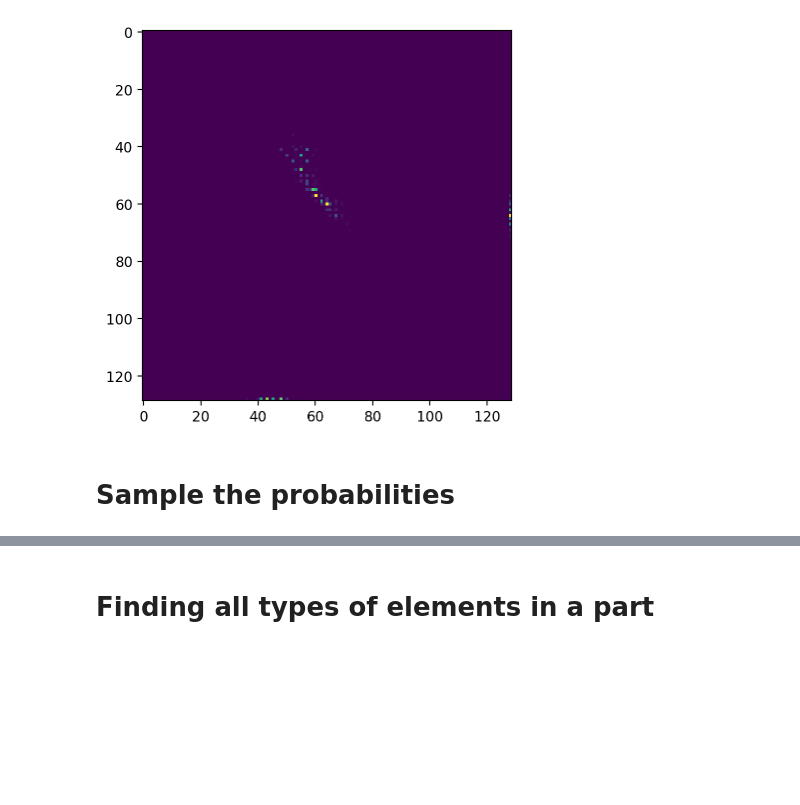
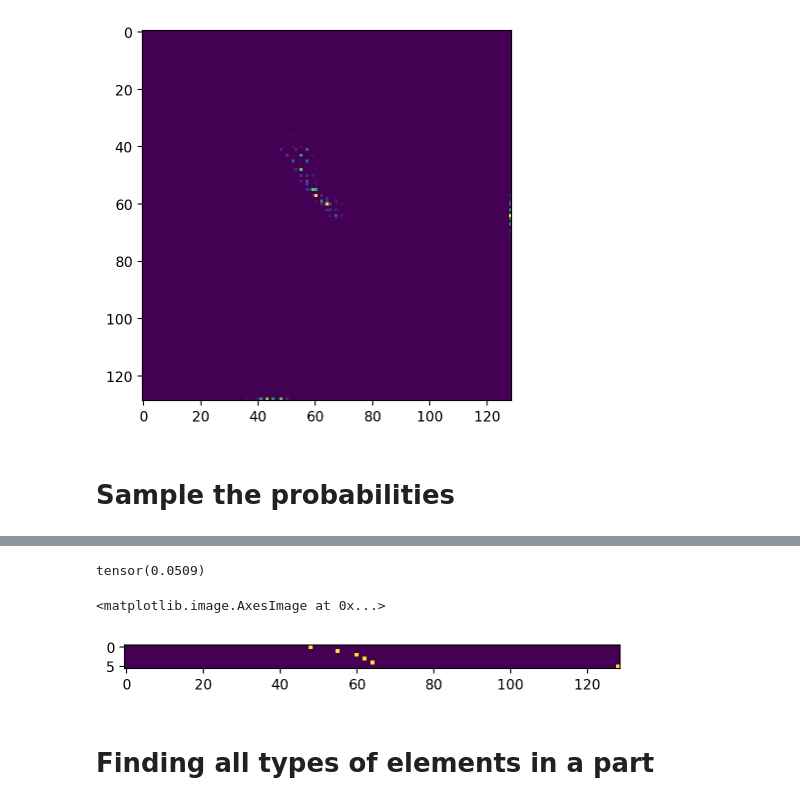
Before and after one commit to rp-bot/MIDI-gen-ai, a Jupyter notebook: src/transformer.ipynb, the cells around one changed output, grey strips where cells are left out. Cells and saved outputs as stored; diff of their text form; code cells hidden in the pictures; blank space fills up the shorter version.

```diff
--- a/src/transformer.ipynb
+++ b/src/transformer.ipynb
@@ -77,14 +106,13 @@ P=P/P.sum(1, keepdim=True)
 # %%
-g = torch.Generator().manual_seed(948376575)
+g = torch.Generator().manual_seed(57485)
 midi_n = 0
 numofc = 0
 while True:
-
     p = P[midi_n]
-    # p=torch.ones(128)/128
     if not torch.isnan(p).any().item():
         midi_n = torch.multinomial(
-            p, num_samples=1, replacement=True, generator=g).item()
+            p, num_samples=1, replacement=True, generator=g
+        ).item()
         if not midi_n == 128:
             new_note = note.Note(midi_n)
             print(new_note.pitch)
@@ -117,0 +147,16 @@ __
+# %%
+log_likelihood = 0.0
+n = 0
+for chord in all_chords:
+    c_bigram = ["."] + chord + ["."]
+    for c1, c2 in zip(c_bigram, c_bigram[1:]):
+        ix1 = ntoi[c1]
+        ix2 = ntoi[c2]
+        p = P[ix1, ix2]
+        logprob = torch.log(p)
+        log_likelihood += logprob
+        n += 1
+
+nll = -log_likelihood
+# nll/=n
+print(nll / n)
@@ -117,0 +169,13 @@ __
+# %%
+xs, ys = [], []
+
+for c in all_chords[:1]:
+    ns = ["."] + c + ["."]
+    for n1, n2 in zip(ns, ns[1:]):
+        ix1 = ntoi[n1]
+        ix2 = ntoi[n2]
+        xs.append(ix1)
+        ys.append(ix2)
+
+xs = torch.tensor(xs)
+ys = torch.tensor(ys)
@@ -117,0 +189,5 @@ __
+# %%
+import torch.nn.functional as F
+
+xenc = F.one_hot(xs, num_classes=129).float()
+yenc = F.one_hot(ys, num_classes=129).float()
@@ -118,3 +219,12 @@ __
+# %%
+probs[0].max()
+# %% [output]
+tensor(0.0509)
+# %%
+plt.imshow(yenc)
+# %% [output]
+<matplotlib.image.AxesImage at 0x...>
+[figure, added]
 # %% [markdown]
 # Finding all types of elements in a part
 # %%
```
Also changed, not shown: parts of 15 cells of this notebook.
